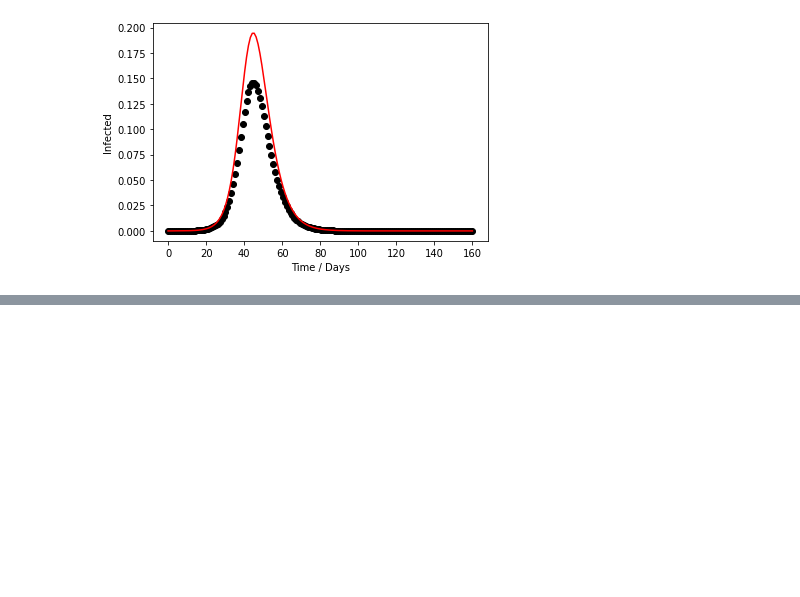
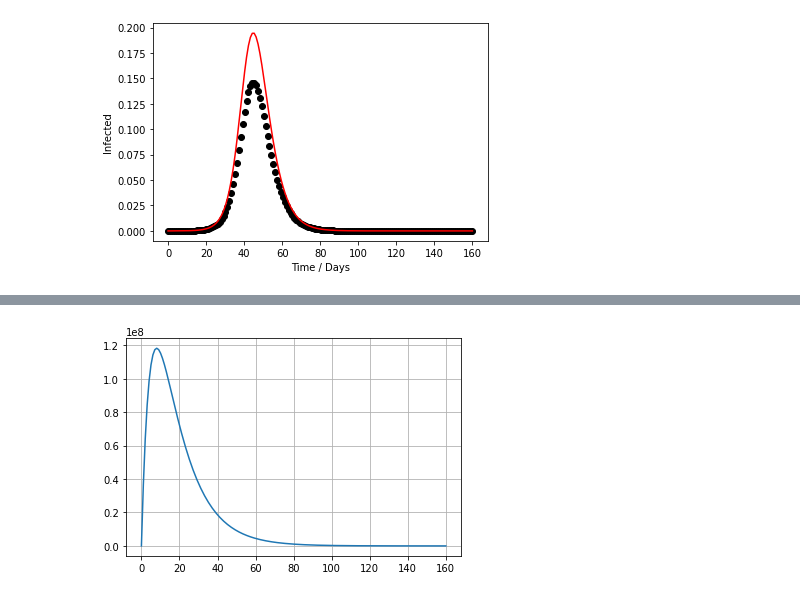
Before and after one commit to raydangaspar/covid-19, a Jupyter notebook: Modelling.ipynb, the cells around one changed output, grey strips where cells are left out. Cells and saved outputs as stored; diff of their text form; code cells hidden in the pictures; blank space fills up the shorter version.

```diff
--- a/Modelling.ipynb
+++ b/Modelling.ipynb
@@ -424,0 +546,8 @@ plt.show();
+# %%
+# days = 8
+days = 160
+x = np.linspace(0, days, days)
+# criar com característica exponencial
+# número de infectados (dados "reais")
+# data = curva de infectados ao longo do tempo
+data = I
@@ -424,0 +575,5 @@ plt.show();
+# %%
+plt.plot(x, data)
+plt.grid('True')
+# %% [output]
+[figure, added]
```
Also changed, not shown: parts of 12 cells of this notebook.
